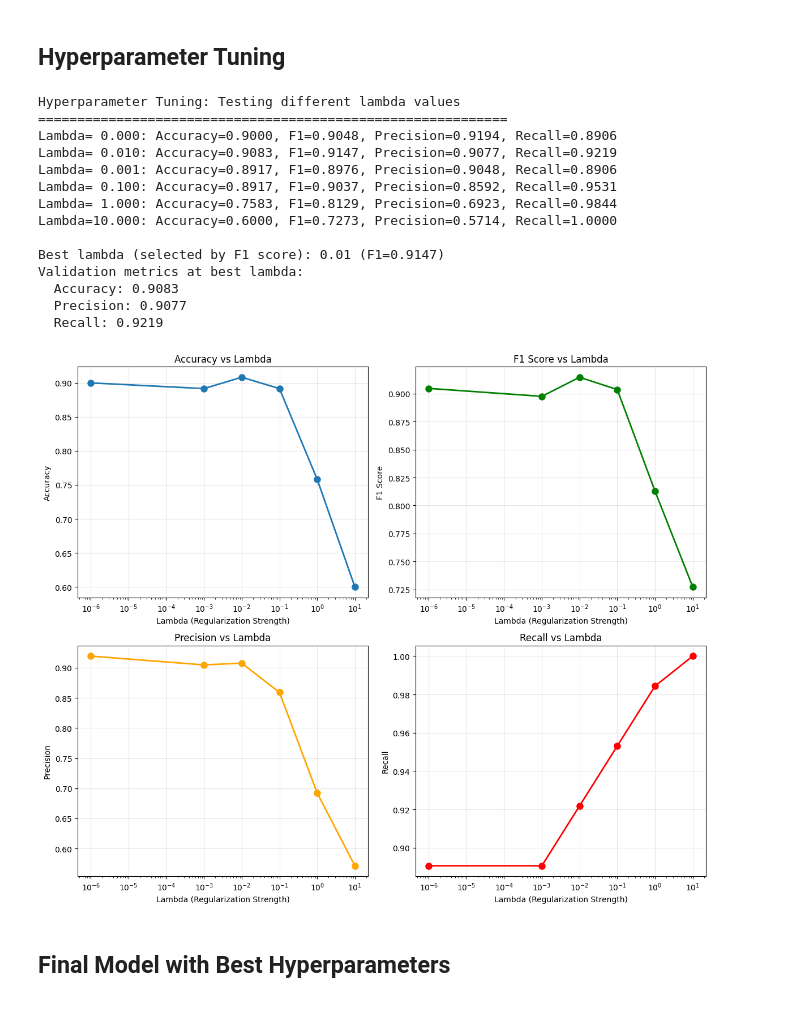
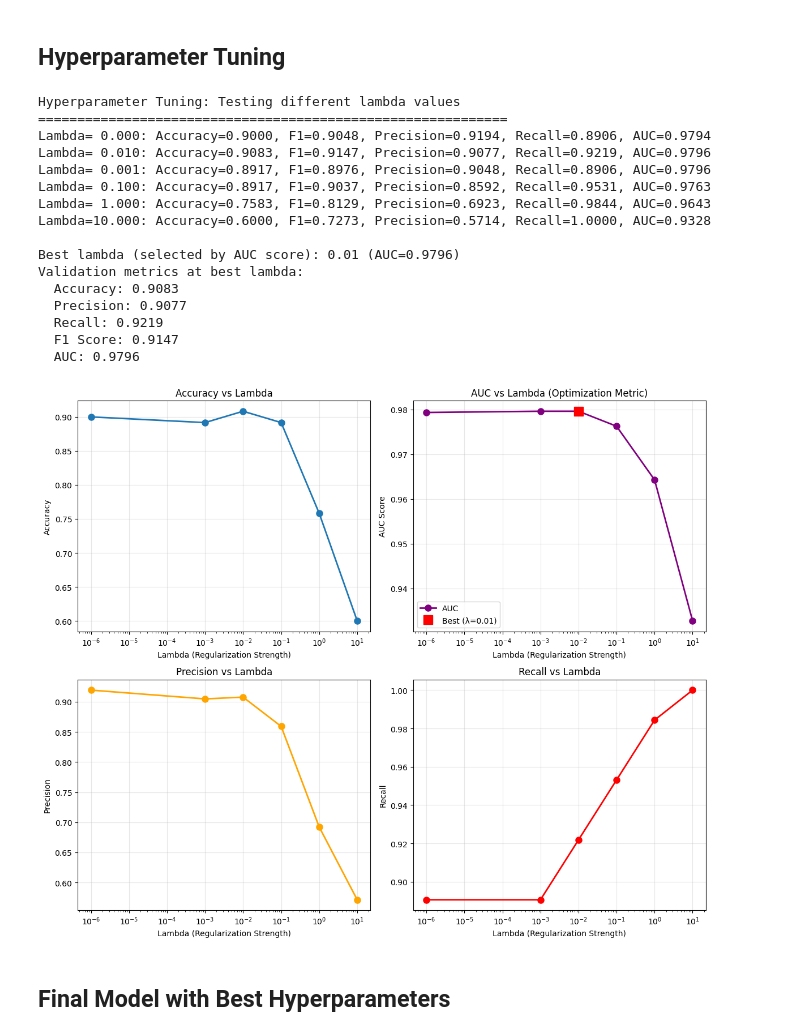
Before and after one commit to Techdude01/NBAPredict, a Jupyter notebook: LogPredict.ipynb, the cells around one changed output. Drawn from its saved outputs; the diff is of its cells as text; code cells hidden in the pictures.

```diff
--- a/LogPredict.ipynb
+++ b/LogPredict.ipynb
@@ -313,46 +313,58 @@ for lambda_reg in lambda_values:
 
     # Evaluate on validation set
     y_val_pred_tune = predict_class(X_val_aug, w_tune, threshold)
+    y_val_prob_tune = hypothesis(X_val_aug, w_tune)
     precision, recall = precision_recall(y_val_pred_tune, y_val, threshold)
     f1 = f1_score(precision, recall)
     accuracy = np.mean(y_val_pred_tune.flatten() == y_val.flatten())
+
+    # Calculate AUC
+    try:
+        auc_val = roc_auc_score(y_val.flatten(), y_val_prob_tune.flatten())
+    except:
+        auc_val = 0
 
     results.append({
         'lambda': lambda_reg,
         'accuracy': accuracy,
         'precision': precision,
         'recall': recall,
-        'f1': f1
+        'f1': f1,
+        'auc': auc_val
     })
 
-    print(f"Lambda={lambda_reg:6.3f}: Accuracy={accuracy:.4f}, F1={f1:.4f}, Precision={precision:.4f}, Recall={recall:.4f}")
+    print(f"Lambda={lambda_reg:6.3f}: Accuracy={accuracy:.4f}, F1={f1:.4f}, Precision={precision:.4f}, Recall={recall:.4f}, AUC={auc_val:.4f}")
 
-# Find best lambda based on F1 score
+# Find best lambda based on AUC score
 results_df = pd.DataFrame(results)
-best_idx = results_df['f1'].idxmax()
+best_idx = results_df['auc'].idxmax()
 best_lambda = results_df.loc[best_idx, 'lambda']
-best_f1 = results_df.loc[best_idx, 'f1']
+best_auc = results_df.loc[best_idx, 'auc']
 
-print(f"\nBest lambda (selected by F1 score): {best_lambda} (F1={best_f1:.4f})")
+print(f"\nBest lambda (selected by AUC score): {best_lambda} (AUC={best_auc:.4f})")
 print(f"Validation metrics at best lambda:")
 print(f"  Accuracy: {results_df.loc[best_idx, 'accuracy']:.4f}")
 print(f"  Precision: {results_df.loc[best_idx, 'precision']:.4f}")
 print(f"  Recall: {results_df.loc[best_idx, 'recall']:.4f}")
+print(f"  F1 Score: {results_df.loc[best_idx, 'f1']:.4f}")
+print(f"  AUC: {results_df.loc[best_idx, 'auc']:.4f}")
 # %% [output]
 Hyperparameter Tuning: Testing different lambda values
 ============================================================
-Lambda= 0.000: Accuracy=0.9000, F1=0.9048, Precision=0.9194, Recall=0.8906
-Lambda= 0.010: Accuracy=0.9083, F1=0.9147, Precision=0.9077, Recall=0.9219
-Lambda= 0.001: Accuracy=0.8917, F1=0.8976, Precision=0.9048, Recall=0.8906
-Lambda= 0.100: Accuracy=0.8917, F1=0.9037, Precision=0.8592, Recall=0.9531
-Lambda= 1.000: Accuracy=0.7583, F1=0.8129, Precision=0.6923, Recall=0.9844
-Lambda=10.000: Accuracy=0.6000, F1=0.7273, Precision=0.5714, Recall=1.0000
+Lambda= 0.000: Accuracy=0.9000, F1=0.9048, Precision=0.9194, Recall=0.8906, AUC=0.9794
+Lambda= 0.010: Accuracy=0.9083, F1=0.9147, Precision=0.9077, Recall=0.9219, AUC=0.9796
+Lambda= 0.001: Accuracy=0.8917, F1=0.8976, Precision=0.9048, Recall=0.8906, AUC=0.9796
+Lambda= 0.100: Accuracy=0.8917, F1=0.9037, Precision=0.8592, Recall=0.9531, AUC=0.9763
+Lambda= 1.000: Accuracy=0.7583, F1=0.8129, Precision=0.6923, Recall=0.9844, AUC=0.9643
+Lambda=10.000: Accuracy=0.6000, F1=0.7273, Precision=0.5714, Recall=1.0000, AUC=0.9328
 
-Best lambda (selected by F1 score): 0.01 (F1=0.9147)
+Best lambda (selected by AUC score): 0.01 (AUC=0.9796)
 Validation metrics at best lambda:
   Accuracy: 0.9083
   Precision: 0.9077
   Recall: 0.9219
+  F1 Score: 0.9147
+  AUC: 0.9796
 # %%
 # Plot hyperparameter tuning results
 fig, axes = plt.subplots(2, 2, figsize=(12, 10))
@@ -362,38 +374,45 @@ plot_df = results_df.copy()
 plot_df['plot_lambda'] = plot_df['lambda'].apply(lambda x: 1e-6 if x == 0 else x)
 plot_df = plot_df.sort_values('plot_lambda')
 
+# Find best lambda for highlighting
+best_plot_lambda = plot_df[plot_df['lambda'] == best_lambda]['plot_lambda'].values[0]
+best_auc_plot = plot_df[plot_df['lambda'] == best_lambda]['auc'].values[0]
+
 axes[0, 0].plot(plot_df['plot_lambda'], plot_df['accuracy'], 'o-', linewidth=2, markersize=8)
 axes[0, 0].set_xlabel('Lambda (Regularization Strength)')
 axes[0, 0].set_ylabel('Accuracy')
 axes[0, 0].set_title('Accuracy vs Lambda')
 axes[0, 0].set_xscale('log')
 axes[0, 0].grid(True, alpha=0.3)
 
-axes[0, 1].plot(plot_df['plot_lambda'], plot_df['f1'], 'o-', linewidth=2, markersize=8, color='green')
+# AUC plot (optimization metric) - highlight best point
+axes[0, 1].plot(plot_df['plot_lambda'], plot_df['auc'], 'o-', linewidth=2, markersize=8, color='purple', label='AUC')
+axes[0, 1].plot(best_plot_lambda, best_auc_plot, 's', markersize=12, color='red', label=f'Best (λ={best_lambda})', zorder=5)
 axes[0, 1].set_xlabel('Lambda (Regularization Strength)')
-axes[0, 1].set_ylabel('F1 Score')
-axes[0, 1].set_title('F1 Score vs Lambda')
+axes[0, 1].set_ylabel('AUC Score')
+axes[0, 1].set_title('AUC vs Lambda (Optimization Metric)')
 axes[0, 1].set_xscale('log')
 axes[0, 1].grid(True, alpha=0.3)
+axes[0, 1].legend()
 
 axes[1, 0].plot(plot_df['plot_lambda'], plot_df['precision'], 'o-', linewidth=2, markersize=8, color='orange')
 axes[1, 0].set_xlabel('Lambda (Regularization Strength)')
 axes[1, 0].set_ylabel('Precision')
 axes[1, 0].set_title('Precision vs Lambda')
 axes[1, 0].set_xscale('log')
 axes[1, 0].grid(True, alpha=0.3)
 
 axes[1, 1].plot(plot_df['plot_lambda'], plot_df['recall'], 'o-', linewidth=2, markersize=8, color='red')
 axes[1, 1].set_xlabel('Lambda (Regularization Strength)')
 axes[1, 1].set_ylabel('Recall')
 axes[1, 1].set_title('Recall vs Lambda')
 axes[1, 1].set_xscale('log')
 axes[1, 1].grid(True, alpha=0.3)
 
 plt.tight_layout()
 plt.show()
 # %% [output]
-[figure, old version]
+[figure, new version]
 # %% [markdown]
 ## Final Model with Best Hyperparameters
 # %%
```
Also changed, not shown: parts of 2 cells of this notebook, 1 other file.
